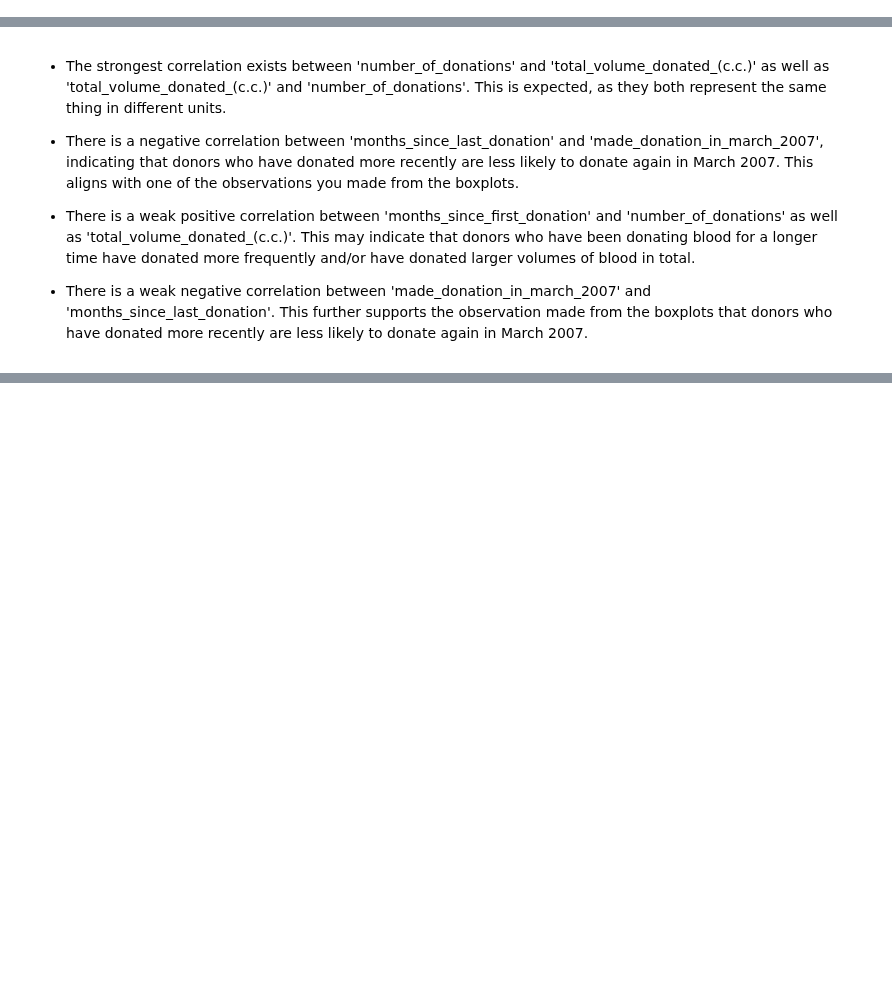
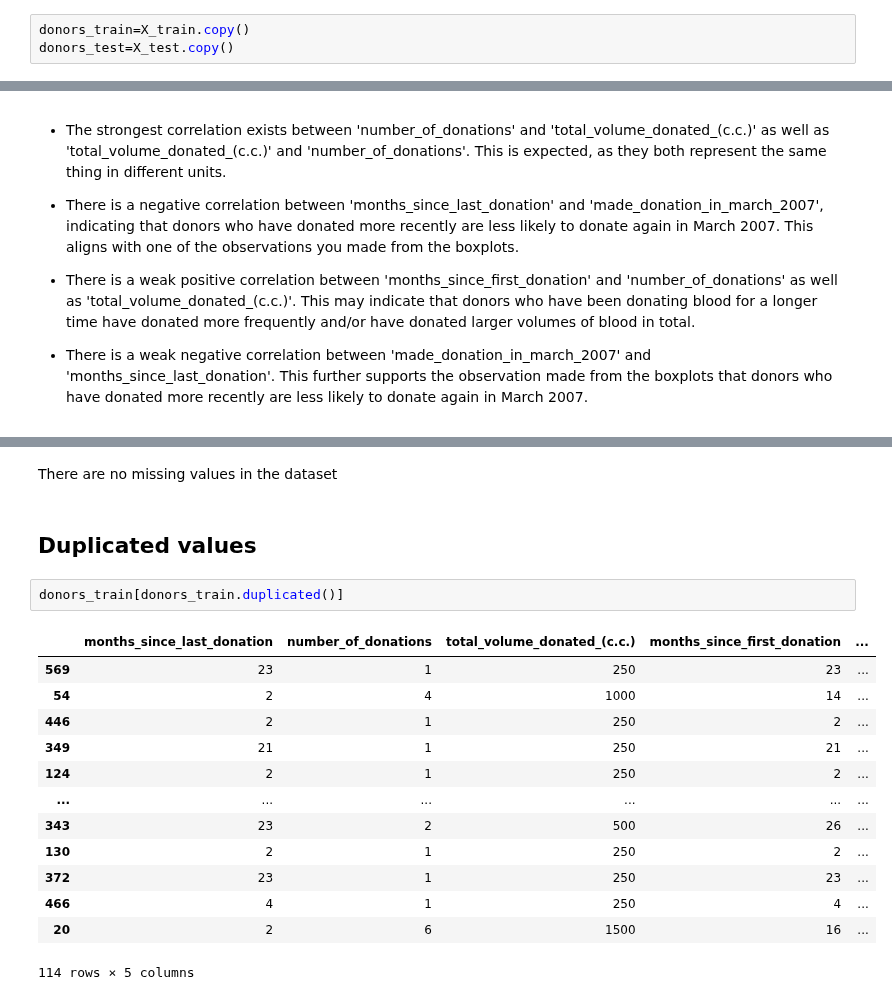
Before and after one commit to mdushetwar/Blood-Donation-Prediction, a Jupyter notebook: BloodDonationPred.ipynb, the cells around one changed output, grey strips where cells are left out. Drawn from its saved outputs; the diff is of its cells as text; blank space fills up the shorter version.

```diff
--- a/BloodDonationPred.ipynb
+++ b/BloodDonationPred.ipynb
@@ -251,3 +249,6 @@ blood_donors=X_train.copy()
+# %%
+donors_train=X_train.copy()
+donors_test=X_test.copy()
 # %% [markdown]
 # Exploratory Data Analysis
 # %%
@@ -338,0 +364,20 @@ Name: made_donation_in_march_2007, dtype: float64
+# %% [markdown]
+There are no missing values in the dataset
+# %% [markdown]
+## Duplicated values
+# %%
+donors_train[donors_train.duplicated()]
+# %% [output]
+|  | months_since_last_donation | number_of_donations | total_volume_donated_(c.c.) | months_since_first_donation | ... |
+| 569 | 23 | 1 | 250 | 23 | ... |
+| 54 | 2 | 4 | 1000 | 14 | ... |
+| 446 | 2 | 1 | 250 | 2 | ... |
+| 349 | 21 | 1 | 250 | 21 | ... |
+| 124 | 2 | 1 | 250 | 2 | ... |
+| ... | ... | ... | ... | ... | ... |
+| 343 | 23 | 2 | 500 | 26 | ... |
+| 130 | 2 | 1 | 250 | 2 | ... |
+| 372 | 23 | 1 | 250 | 23 | ... |
+| 466 | 4 | 1 | 250 | 4 | ... |
+| 20 | 2 | 6 | 1500 | 16 | ... |
+114 rows × 5 columns
```
Also changed, not shown: parts of 17 cells of this notebook.
